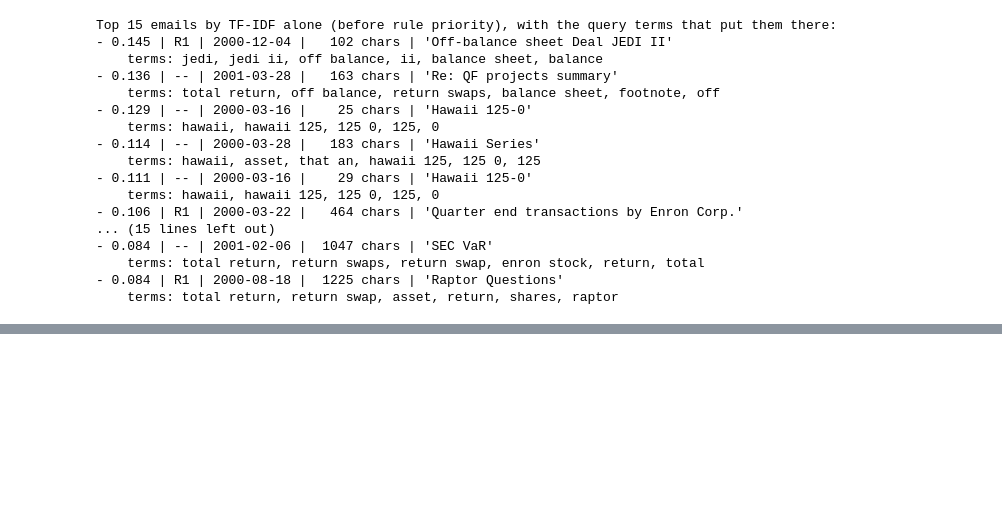
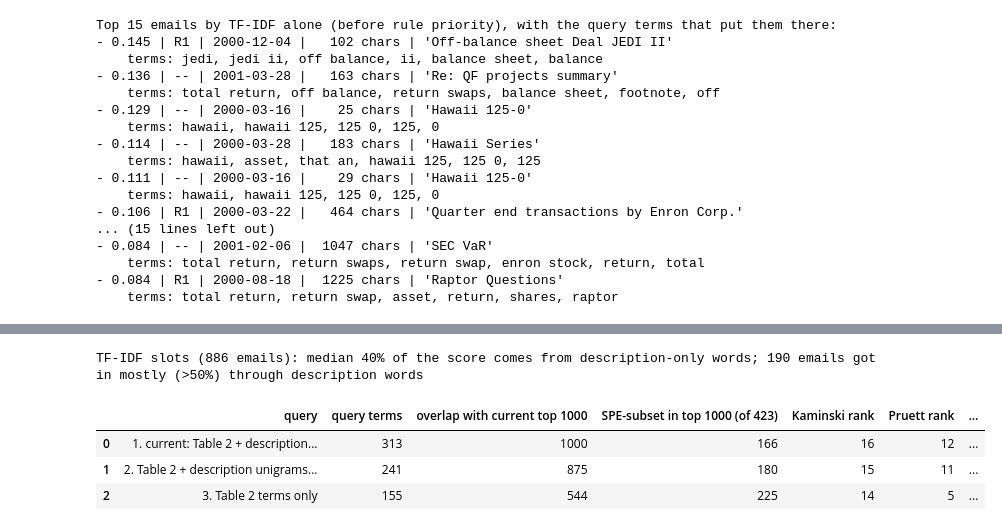
Before and after one commit to Joe-Jiang96/Enron, a Jupyter notebook: notebooks/03_lexical_retrieval.ipynb, the cells around one changed output, grey strips where cells are left out. Drawn from its saved outputs; the diff is of its cells as text; code cells hidden in the pictures; blank space fills up the shorter version.

```diff
--- a/notebooks/03_lexical_retrieval.ipynb
+++ b/notebooks/03_lexical_retrieval.ipynb
@@ -815,0 +1002,65 @@ Top 15 emails by TF-IDF alone (before rule priority), with the query terms that
+# %%
+from scipy import sparse
+
+analyzer = vectorizer.build_analyzer()
+vocab_index = vectorizer.vocabulary_
+
+
+def query_from_tokens(tokens):
+    """Query vector built like TfidfVectorizer.transform: sublinear tf x idf, L2-normalized."""
+    counts = Counter(t for t in tokens if t in vocab_index)
+    cols = np.array([vocab_index[t] for t in counts])
+    vals = np.array([(1 + np.log(c)) * vectorizer.idf_[vocab_index[t]] for t, c in counts.items()])
+    vals /= np.linalg.norm(vals)
+    return sparse.csr_matrix((vals, (np.zeros(len(cols), dtype=int), cols)), shape=(1, len(vocabulary)))
+
+
+table2_text = LEXICAL_QUERY.split('\n')[0]
+table2_tokens, description_tokens = analyzer(table2_text), analyzer(SEMANTIC_DESCRIPTION)
+assert abs(query_from_tokens(analyzer(LEXICAL_QUERY)) - query_vector).max() < 1e-5, 'rebuilt query must equal the real one'
+
+# 1. Score breakdown for the current query: Table 2 features vs features that occur only in the description
+table2_cols = np.array(sorted({vocab_index[t] for t in table2_tokens if t in vocab_index}))
+mask = np.zeros((1, len(vocabulary)), dtype=np.float32)
+mask[0, table2_cols] = 1
+table2_part = (X @ query_vector.multiply(sparse.csr_matrix(mask)).T).toarray().ravel()
+eligible['description_share'] = np.where(eligible['tfidf_score'] > 0,
+                                         1 - table2_part / np.maximum(eligible['tfidf_score'], 1e-12), 0)
+tfidf_slots = top.loc[~top['rule_match'], 'row']
+share = eligible.loc[tfidf_slots, 'description_share']
+print(f'TF-IDF slots ({len(share)} emails): median {share.median():.0%} of the score comes from description-only words; '
+      f'{int((share > 0.5).sum())} emails got in mostly (>50%) through description words')
+top['description_share'] = top['row'].map(eligible['description_share']).round(3)
+
+
+# 2. Alternative queries, ranked the same way (rule match first, then score, then email_id).
+# `eligible` is sorted by email_id, so its row position breaks ties exactly like email_id does.
+text_length = eligible['text'].str.len().to_numpy()
+
+
+def evaluate(name, query):
+    score = np.asarray((X @ query.T).todense()).ravel()
+    order = np.lexsort((np.arange(len(score)), -score, ~eligible['rule_match'].to_numpy()))
+    top_ids = set(eligible['email_id'].to_numpy()[order[:TOP_K]])
+    rank = pd.Series(np.arange(1, len(order) + 1), index=eligible['email_id'].to_numpy()[order])
+    slots = order[:TOP_K][~eligible['rule_match'].to_numpy()[order[:TOP_K]]]
+    return {'query': name, 'query terms': query.nnz,
+            f'overlap with current top {TOP_K}': len(top_ids & set(top['email_id'])),
+            f'SPE-subset in top {TOP_K} (of {len(spe_eligible)})': int(spe_eligible['email_id'].isin(top_ids).sum()),
+            'Kaminski rank': int(rank['c9732ecec3d1333cbf8ce9d461b7fe7f']), 'Pruett rank': int(rank['f6a682d86455b20afb09bfde1adf2b76']),
+            'median length, TF-IDF slots': int(np.median(text_length[slots]))}
+
+
+options = pd.DataFrame([
+    evaluate('1. current: Table 2 + description (proposal)', query_vector),
+    evaluate('2. Table 2 + description unigrams only', query_from_tokens(table2_tokens + [t for t in description_tokens if ' ' not in t])),
+    evaluate('3. Table 2 terms only', query_from_tokens(table2_tokens)),
+])
+display(options)
+options.to_csv(RUN_DIR / 'query_options.csv', index=False)
+# %% [output]
+TF-IDF slots (886 emails): median 40% of the score comes from description-only words; 190 emails got in mostly (>50%) through description words
+|  | query | query terms | overlap with current top 1000 | SPE-subset in top 1000 (of 423) | Kaminski rank | Pruett rank | ... |
+| 0 | 1. current: Table 2 + description... | 313 | 1000 | 166 | 16 | 12 | ... |
+| 1 | 2. Table 2 + description unigrams... | 241 | 875 | 180 | 15 | 11 | ... |
+| 2 | 3. Table 2 terms only | 155 | 544 | 225 | 14 | 5 | ... |
```
Also changed, not shown: parts of 12 cells of this notebook.
